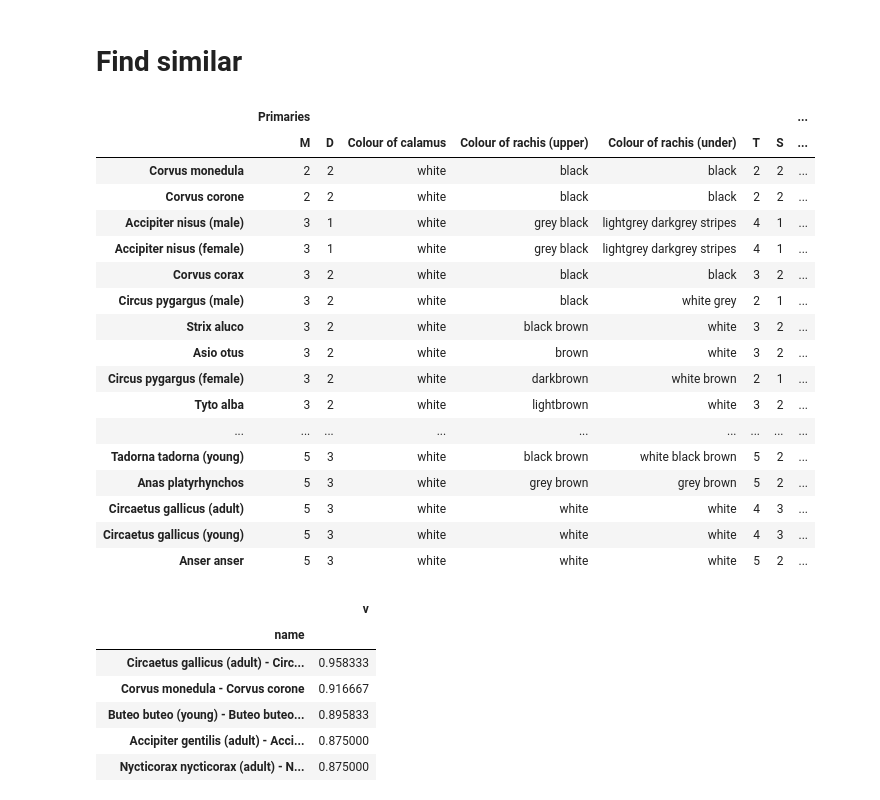
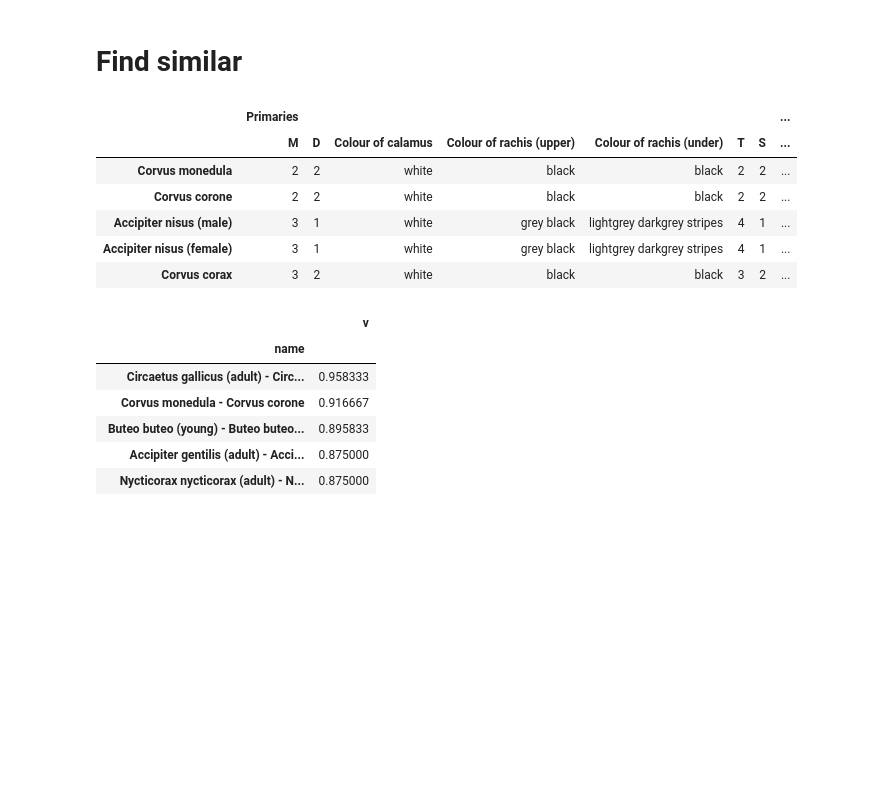
Before and after one commit to Maciej-GBS/SBC, a Jupyter notebook: knowledge/data-analysis.ipynb, the cells around one changed output. Saved outputs shown, nothing was run; the diff lists cells and outputs as text; code cells hidden in the pictures; blank space fills up the shorter version.

```diff
--- a/knowledge/data-analysis.ipynb
+++ b/knowledge/data-analysis.ipynb
@@ -192,7 +192,7 @@ translation = {
     'jasnoszare z ciemnioszarym wierzchołkiem':'lightgrey darkgrey',
     'jasnoszary':'lightgrey',
     'jasnoszary / szary':'lightgrey grey',
-    'jasnoszary u nasady, szary, ciemnoszary, czarny wierzchołek, pióro postrzępione':'lightgrey grey darkgrey black ragged',
+    'jasnoszary u nasady, szary, ciemnoszary, czarny wierzchołek, pióro postrzępione':'lightgrey grey darkgrey black',
     'jasnoszary z jasną nasadą':'lightgrey',
     'jasnoszary z jasną nasadą i białym wierzchołkiem':'lightgrey white',
     'szara':'grey',
@@ -349,26 +338,15 @@ df_t
 # Find similar
 # %%
 df_sorted = df_t.sort_values(list(df_t.columns)).dropna()
-df_sorted
+df_sorted.head()
 # %% [output]
 |  | Primaries |  |  |  |  |  |  | ... |
 |  | M | D | Colour of calamus | Colour of rachis (upper) | Colour of rachis (under) | T | S | ... |
 | Corvus monedula | 2 | 2 | white | black | black | 2 | 2 | ... |
 | Corvus corone | 2 | 2 | white | black | black | 2 | 2 | ... |
 | Accipiter nisus (male) | 3 | 1 | white | grey black | lightgrey darkgrey stripes | 4 | 1 | ... |
 | Accipiter nisus (female) | 3 | 1 | white | grey black | lightgrey darkgrey stripes | 4 | 1 | ... |
 | Corvus corax | 3 | 2 | white | black | black | 3 | 2 | ... |
-| Circus pygargus (male) | 3 | 2 | white | black | white grey | 2 | 1 | ... |
-| Strix aluco | 3 | 2 | white | black brown | white | 3 | 2 | ... |
-| Asio otus | 3 | 2 | white | brown | white | 3 | 2 | ... |
-| Circus pygargus (female) | 3 | 2 | white | darkbrown | white brown | 2 | 1 | ... |
-| Tyto alba | 3 | 2 | white | lightbrown | white | 3 | 2 | ... |
-| ... | ... | ... | ... | ... | ... | ... | ... | ... |
-| Tadorna tadorna (young) | 5 | 3 | white | black brown | white black brown | 5 | 2 | ... |
-| Anas platyrhynchos | 5 | 3 | white | grey brown | grey brown | 5 | 2 | ... |
-| Circaetus gallicus (adult) | 5 | 3 | white | white | white | 4 | 3 | ... |
-| Circaetus gallicus (young) | 5 | 3 | white | white | white | 4 | 3 | ... |
-| Anser anser | 5 | 3 | white | white | white | 5 | 2 | ... |
 # %%
 sim = []
 for i in range(1,len(df_sorted)):
```
Also changed, not shown: parts of 14 cells of this notebook, 3 other files.
